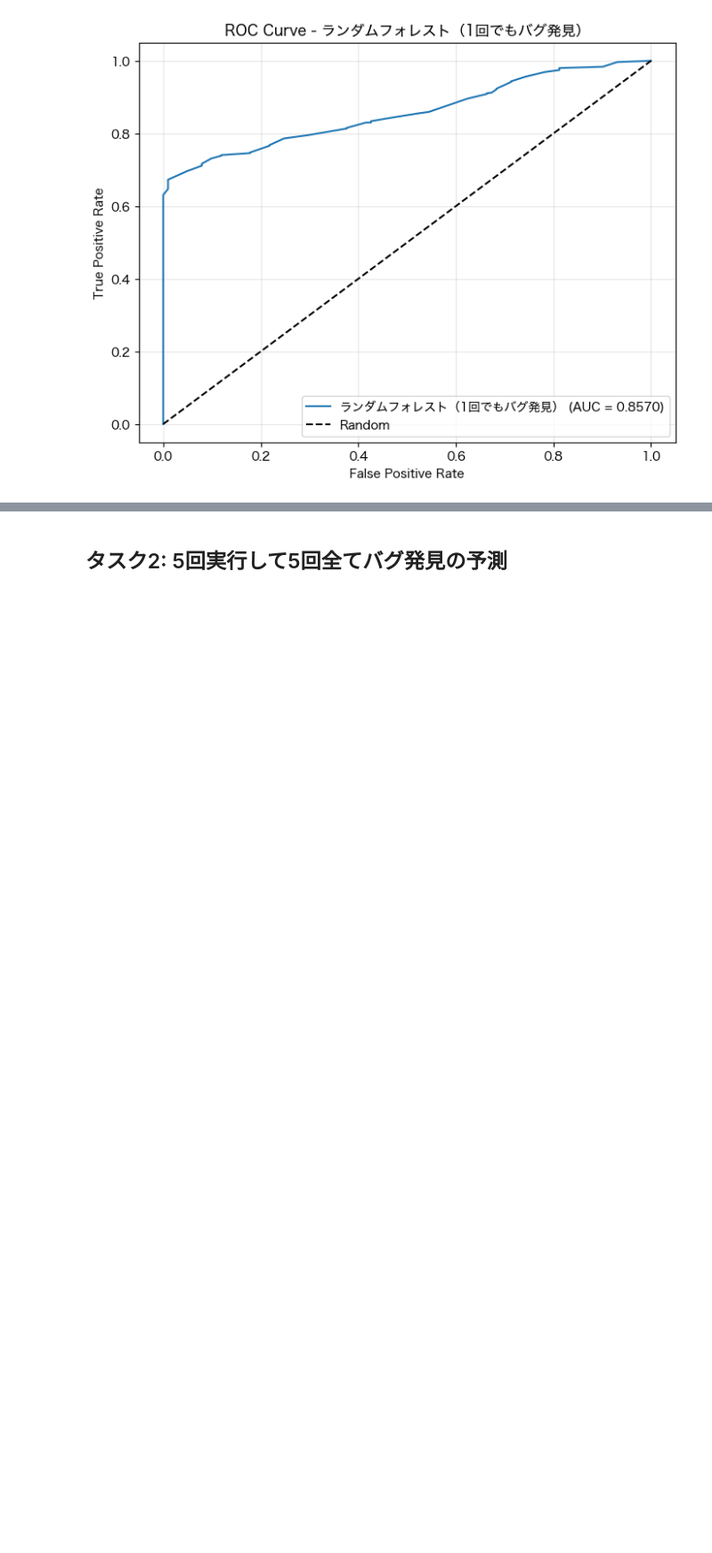
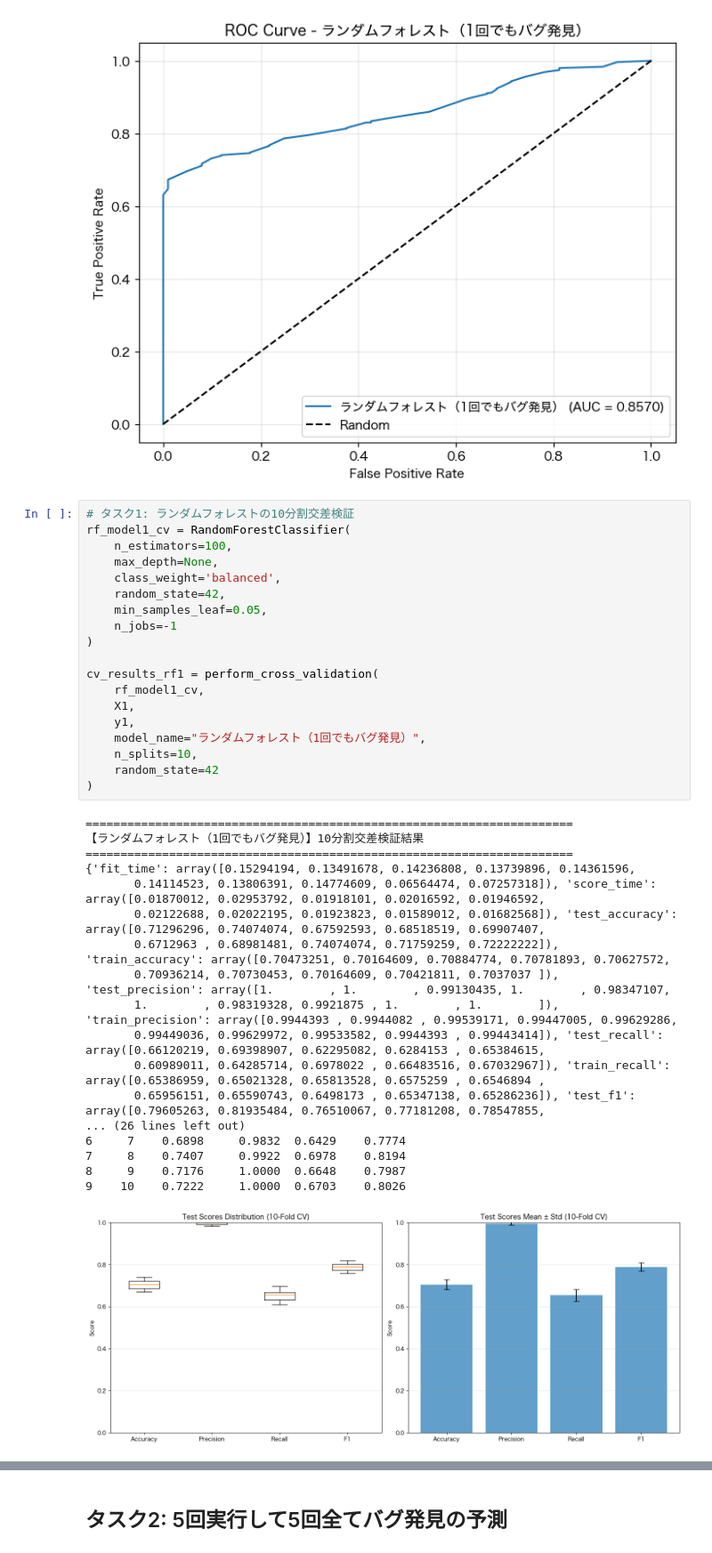
Before and after one commit to umiyuri777/localfuzz_analysis, a Jupyter notebook: tree-different/decision_tree_random_forest_analysis.ipynb, the cells around one changed output, grey strips where cells are left out. Shown at 89% size. Drawn from its saved outputs; the diff is of its cells as text; blank space fills up the shorter version.

```diff
--- a/tree-different/decision_tree_random_forest_analysis.ipynb
+++ b/tree-different/decision_tree_random_forest_analysis.ipynb
@@ -780,6 +1020,44 @@ Recall:    0.6709
 テストデータ正解率: 0.7207
 AUC:       0.8570
 [figure]
+# %%
+# タスク1: ランダムフォレストの10分割交差検証
+rf_model1_cv = RandomForestClassifier(
+    n_estimators=100,
+    max_depth=None,
+    class_weight='balanced',
+    random_state=42,
+    min_samples_leaf=0.05,
+    n_jobs=-1
+)
+
+cv_results_rf1 = perform_cross_validation(
+    rf_model1_cv,
+    X1,
+    y1,
+    model_name="ランダムフォレスト（1回でもバグ発見）",
+    n_splits=10,
+    random_state=42
+)
+# %% [output]
+======================================================================
+【ランダムフォレスト（1回でもバグ発見）】10分割交差検証結果
+======================================================================
+{'fit_time': array([0.15294194, 0.13491678, 0.14236808, 0.13739896, 0.14361596,
+       0.14114523, 0.13806391, 0.14774609, 0.06564474, 0.07257318]), 'score_time': array([0.01870012, 0.02953792, 0.01918101, 0.02016592, 0.01946592,
+       0.02122688, 0.02022195, 0.01923823, 0.01589012, 0.01682568]), 'test_accuracy': array([0.71296296, 0.74074074, 0.67592593, 0.68518519, 0.69907407,
+       0.6712963 , 0.68981481, 0.74074074, 0.71759259, 0.72222222]), 'train_accuracy': array([0.70473251, 0.70164609, 0.70884774, 0.70781893, 0.70627572,
+       0.70936214, 0.70730453, 0.70164609, 0.70421811, 0.7037037 ]), 'test_precision': array([1.        , 1.        , 0.99130435, 1.        , 0.98347107,
+       1.        , 0.98319328, 0.9921875 , 1.        , 1.        ]), 'train_precision': array([0.9944393 , 0.9944082 , 0.99539171, 0.99447005, 0.99629286,
+       0.99449036, 0.99629972, 0.99533582, 0.9944393 , 0.99443414]), 'test_recall': array([0.66120219, 0.69398907, 0.62295082, 0.6284153 , 0.65384615,
+       0.60989011, 0.64285714, 0.6978022 , 0.66483516, 0.67032967]), 'train_recall': array([0.65386959, 0.65021328, 0.65813528, 0.6575259 , 0.6546894 ,
+       0.65956151, 0.65590743, 0.6498173 , 0.65347138, 0.65286236]), 'test_f1': array([0.79605263, 0.81935484, 0.76510067, 0.77181208, 0.78547855,
+... (26 lines left out)
+6     7    0.6898     0.9832  0.6429    0.7774
+7     8    0.7407     0.9922  0.6978    0.8194
+8     9    0.7176     1.0000  0.6648    0.7987
+9    10    0.7222     1.0000  0.6703    0.8026
+[figure, added]
 # %%
 # ランダムフォレストの特徴量重要度（タスク1）
 feature_importance_rf1 = pd.DataFrame({
```
Also changed, not shown: parts of 7 cells of this notebook, 3 other files.
